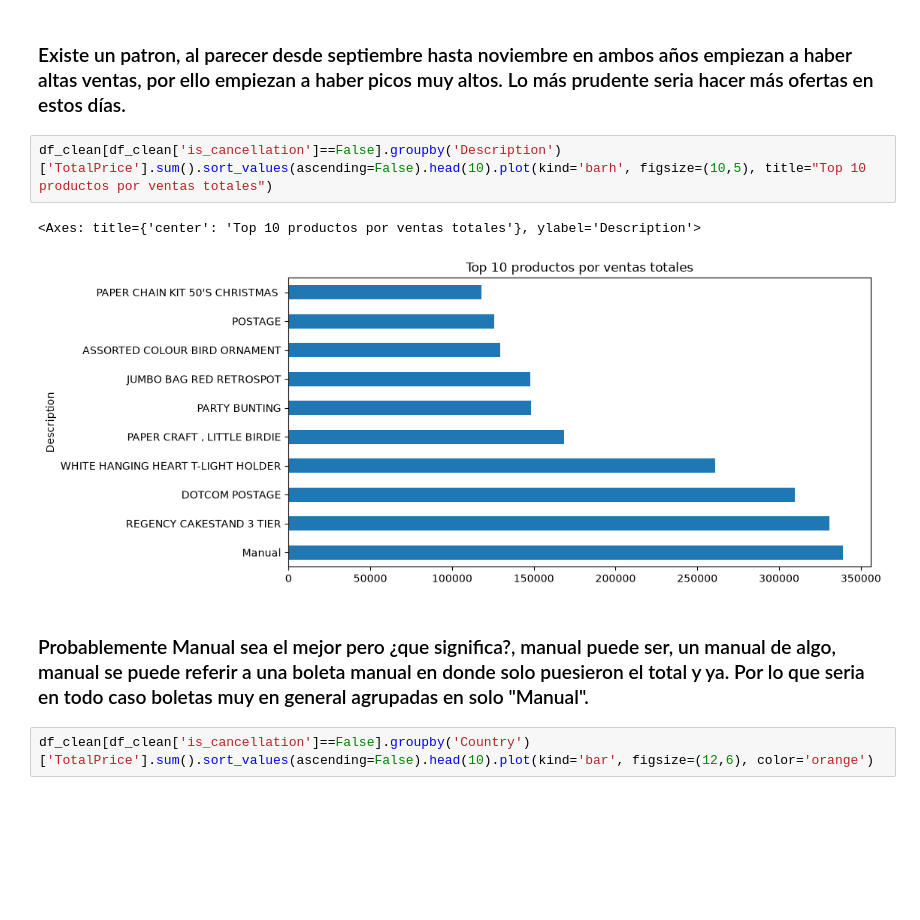
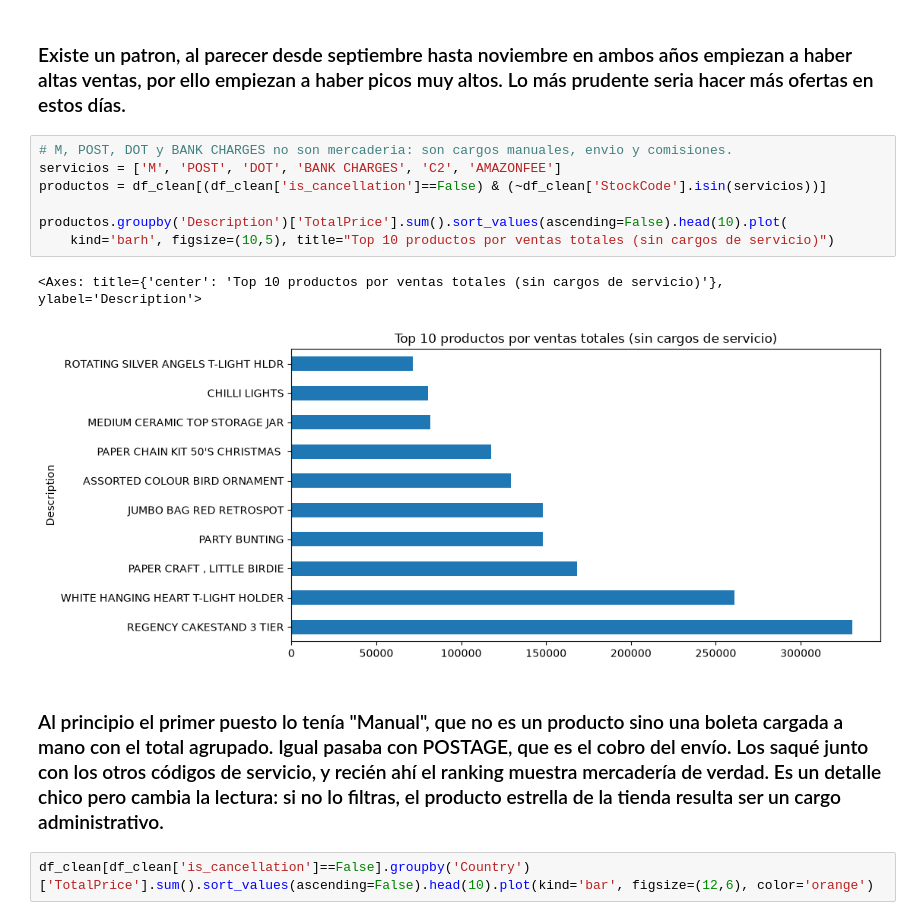
Before and after one commit to josstin3006/analisis-retail-online, a Jupyter notebook: Limpieza.ipynb, the cells around one changed output. Cells and saved outputs as stored; diff of their text form; blank space fills up the shorter version.

```diff
--- a/Limpieza.ipynb
+++ b/Limpieza.ipynb
@@ -332,13 +344,18 @@ df_clean[df_clean['is_cancellation']==False].groupby('InvoiceMonth')['TotalPrice
 [figure]
 # %% [markdown]
 ### Existe un patron, al parecer desde septiembre hasta noviembre en ambos años empiezan a haber altas ventas, por ello empiezan a haber picos muy altos. Lo más prudente seria hacer más ofertas en estos días.
-# %%
-df_clean[df_clean['is_cancellation']==False].groupby('Description')['TotalPrice'].sum().sort_values(ascending=False).head(10).plot(kind='barh', figsize=(10,5), title="Top 10 productos por ventas totales")
-# %% [output]
-<Axes: title={'center': 'Top 10 productos por ventas totales'}, ylabel='Description'>
-[figure, removed]
-# %% [markdown]
-### Probablemente Manual sea el mejor pero ¿que significa?, manual puede ser, un manual de algo, manual se puede referir a una boleta manual en donde solo puesieron el total y ya. Por lo que seria en todo caso boletas muy en general agrupadas en solo "Manual".
+# %%
+# M, POST, DOT y BANK CHARGES no son mercaderia: son cargos manuales, envio y comisiones.
+servicios = ['M', 'POST', 'DOT', 'BANK CHARGES', 'C2', 'AMAZONFEE']
+productos = df_clean[(df_clean['is_cancellation']==False) & (~df_clean['StockCode'].isin(servicios))]
+
+productos.groupby('Description')['TotalPrice'].sum().sort_values(ascending=False).head(10).plot(
+    kind='barh', figsize=(10,5), title="Top 10 productos por ventas totales (sin cargos de servicio)")
+# %% [output]
+<Axes: title={'center': 'Top 10 productos por ventas totales (sin cargos de servicio)'}, ylabel='Description'>
+[figure, added]
+# %% [markdown]
+### Al principio el primer puesto lo tenía "Manual", que no es un producto sino una boleta cargada a mano con el total agrupado. Igual pasaba con POSTAGE, que es el cobro del envío. Los saqué junto con los otros códigos de servicio, y recién ahí el ranking muestra mercadería de verdad. Es un detalle chico pero cambia la lectura: si no lo filtras, el producto estrella de la tienda resulta ser un cargo administrativo.
 # %%
 df_clean[df_clean['is_cancellation']==False].groupby('Country')['TotalPrice'].sum().sort_values(ascending=False).head(10).plot(kind='bar', figsize=(12,6), color='orange')
 # %% [output]
```
Also changed, not shown: parts of 13 cells of this notebook, 2 other files.
